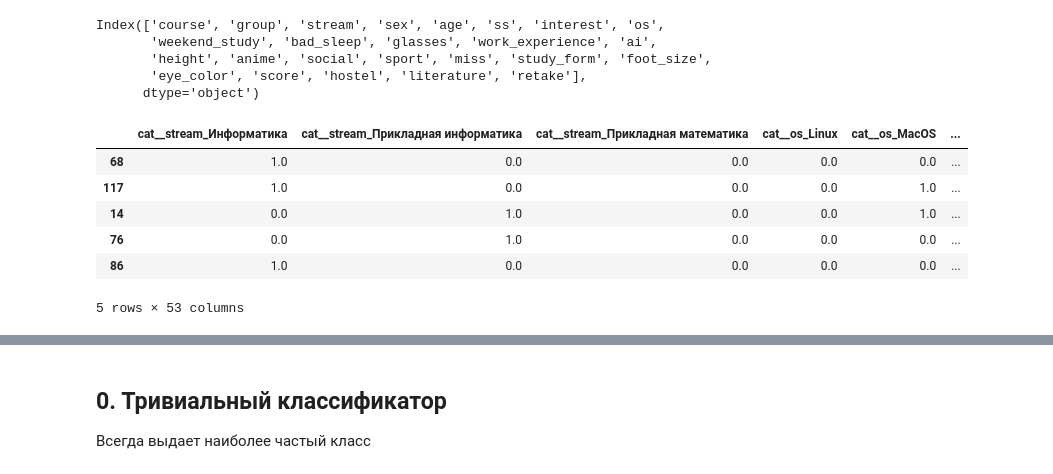
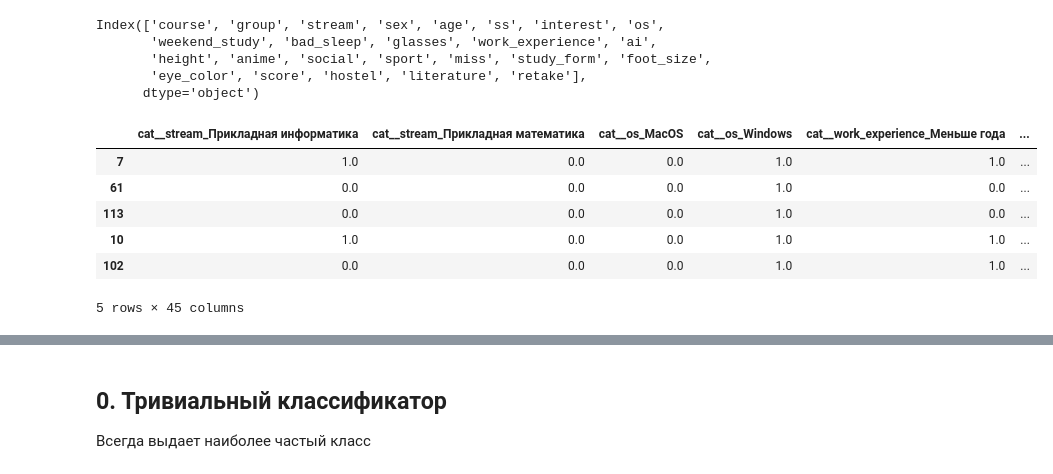
Before and after one commit to lalkastrel/oiad-3-2025, a Jupyter notebook: Ashurkov/4.ipynb, the cells around one changed output, grey strips where cells are left out. Saved outputs shown, nothing was run; the diff lists cells and outputs as text; code cells hidden in the pictures.

```diff
--- a/Ashurkov/4.ipynb
+++ b/Ashurkov/4.ipynb
@@ -89,13 +89,13 @@ class DataPreprocessing:
 
         if self.categorical_features:
             categorical_transformer = OneHotEncoder(
+                drop='first',
                 sparse_output=False,
                 handle_unknown='ignore'
             )
             transformers.append(('cat', categorical_transformer, self.categorical_features))
 
         if self.binary_features:
-
             binary_transformer = OneHotEncoder(
                 drop='if_binary',
                 sparse_output=False,
@@ -140,6 +140,5 @@ bad_sleep
 # %%
 from sklearn.model_selection import train_test_split
 
-data_train, temp= train_test_split(data, test_size=0.3, random_state=4)
-data_val, data_test = train_test_split(temp, test_size=0.5, random_state=4)
+data_train_val, data_test= train_test_split(data, test_size=0.15, random_state=4)
 # %%
@@ -153,13 +152,14 @@ Index(['course', 'group', 'stream', 'sex', 'age', 'ss', 'interest', 'os',
 # %%
 preprocessor = DataPreprocessing(target_column=var_col)
 
-X_train = preprocessor.fit_transform(data_train)
-X_train.head()
+data_train_val_p = preprocessor.fit_transform(data_train_val)
+data_test_p = preprocessor.transform(data_test)
+data_train_val_p.head()
 # %% [output]
-|  | cat__stream_Информатика | cat__stream_Прикладная информатика | cat__stream_Прикладная математика | cat__os_Linux | cat__os_MacOS | ... |
-| 68 | 1.0 | 0.0 | 0.0 | 0.0 | 0.0 | ... |
-| 117 | 1.0 | 0.0 | 0.0 | 0.0 | 1.0 | ... |
-| 14 | 0.0 | 1.0 | 0.0 | 0.0 | 1.0 | ... |
-| 76 | 0.0 | 1.0 | 0.0 | 0.0 | 0.0 | ... |
-| 86 | 1.0 | 0.0 | 0.0 | 0.0 | 0.0 | ... |
+|  | cat__stream_Прикладная информатика | cat__stream_Прикладная математика | cat__os_MacOS | cat__os_Windows | cat__work_experience_Меньше года | ... |
+| 7 | 1.0 | 0.0 | 0.0 | 1.0 | 1.0 | ... |
+| 61 | 0.0 | 0.0 | 0.0 | 1.0 | 0.0 | ... |
+| 113 | 0.0 | 0.0 | 0.0 | 1.0 | 0.0 | ... |
+| 10 | 1.0 | 0.0 | 0.0 | 1.0 | 1.0 | ... |
+| 102 | 0.0 | 0.0 | 0.0 | 1.0 | 1.0 | ... |
-5 rows × 53 columns
+5 rows × 45 columns
```
Also changed, not shown: parts of 21 cells of this notebook.
